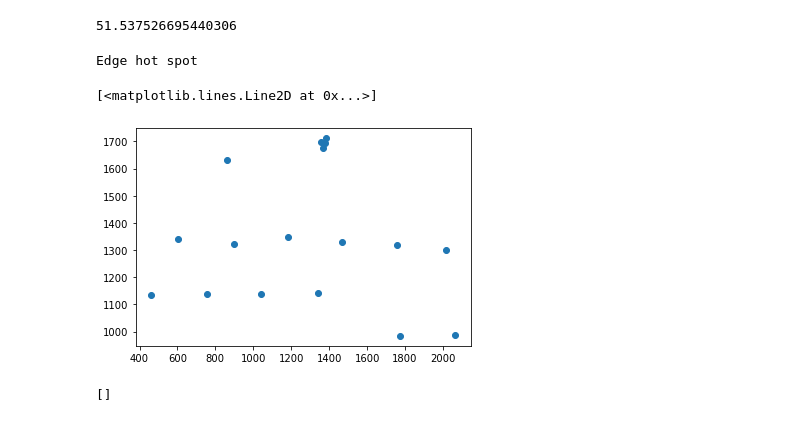
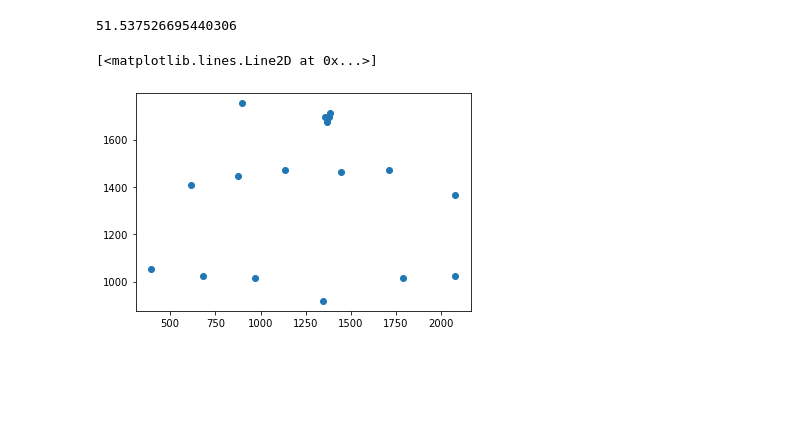
Before and after one commit to sharonrye/trim, a Jupyter notebook: sanity_check.ipynb, the cells around one changed output. Cells and saved outputs as stored; diff of their text form; code cells hidden in the pictures; blank space fills up the shorter version.

```diff
--- a/sanity_check.ipynb
+++ b/sanity_check.ipynb
@@ -52,53 +63,12 @@ def camera_scale_from_fiducial(fiducials):
 camera_scale_from_fiducial(fids)
 # %% [output]
 51.537526695440306
-# %%
-hdul = fits.open('/home/sharonye/DESI/lab_machine/trim/data/centroids_zwo_241015_052053.fits')
-image = hdul[0].data
-X, Y, peaks, FWHM, _ = multicens.multiCens(image, n_centroids_to_keep=17, verbose=False, write_fits=False, size_fitbox=7)
-# %% [output]
-Edge hot spot
 # %%
-centroids = list(zip(X,Y))
-pos_centroids = []
-for centroid in centroids:
-    if centroid[0] > 1330 and centroid[0] < 1400 and centroid[1] > 1660 and centroid[1] < 1730:
-        pass
-    else:
-        pos_centroids.append(centroid)
+hdul = fits.open('/home/sharonye/DESI/lab_machine/trim/data/241024_062326_positioner_matching/centroids_zwo_241024_062328.fits')
+image = hdul[0].data
+X, Y, peaks, FWHM, _ = multicens.multiCens(image, n_centroids_to_keep=17, verbose=False, write_fits=False, size_fitbox=7)
+
 plt.plot(X, Y, 'o')
 # %% [output]
 [<matplotlib.lines.Line2D at 0x...>]
-[figure, old version]
+[figure, new version]
-# %%
-def unpack_conf(filename):
-    config = ConfigObj(filename)
-    centroid_list = []
-    for centroid in config.values():
-        centroid_list.append([float(centroid['x_coord']), float(centroid['y_coord'])])
-    return centroid_list
-
-centroids_before = unpack_conf('/home/sharonye/DESI/lab_machine/trim/data/241017_062755_fiducials.conf')
-centroids_after = unpack_conf('/home/sharonye/DESI/lab_machine/trim/data/241017_062821_fiducials.conf')
-
-def find_moved(centroids_before, centroids_after):
-    moved = []
-    for after in centroids_after:
-        #print('\n', after)
-        match = False
-        for before in centroids_before:
-            #print(before)
-            if distance(before, after) < .1:
-                match = True
-                break
-        if not match:
-            moved.append(after)
-    return moved
-
-print(find_moved(centroids_before, centroids_after))
-# for centroid in centroids_before:
-#     plt.plot(centroid[0], centroid[1], 'bo')
-# for centroid in centroids_after:
-#     plt.plot(centroid[0], centroid[1], 'ro')
-# %% [output]
-[]
```
Also changed, not shown: parts of 7 cells of this notebook, 2 other files.
